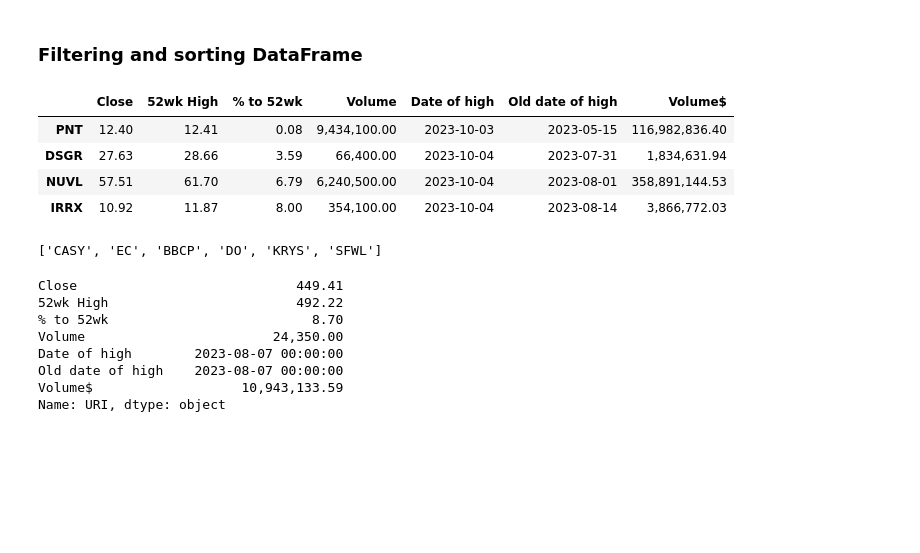
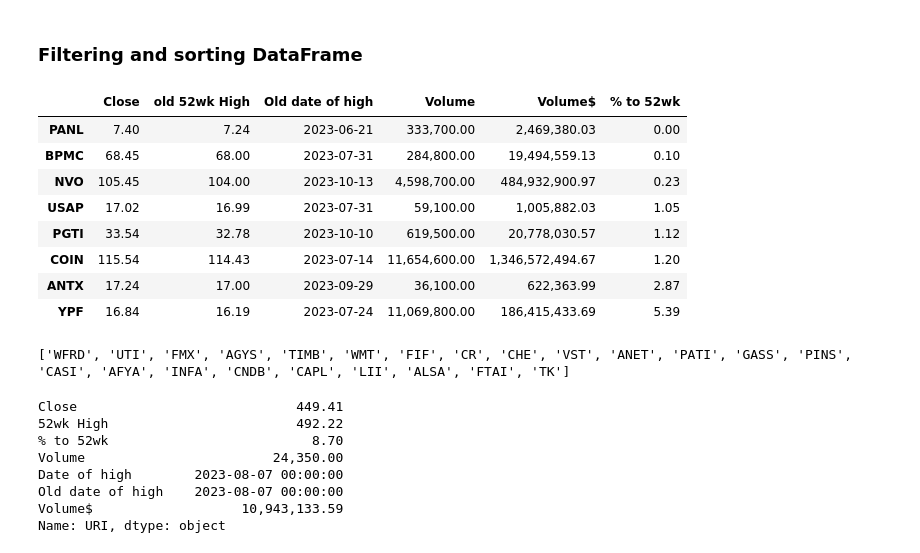
Before and after one commit to Idanq1/Stocks-Strategies, a Jupyter notebook: 52 week/Screener8 52 high.ipynb, the cells around one changed output. Saved outputs shown, nothing was run; the diff lists cells and outputs as text; code cells hidden in the pictures; blank space fills up the shorter version.

```diff
--- a/52 week/Screener8 52 high.ipynb
+++ b/52 week/Screener8 52 high.ipynb
@@ -55,5 +55,5 @@ print(time.time() - s)
 # %%
-df = get_info(data)
+df = get_info(data_cop)
 cop = df.copy()
 # df
 # %% [markdown]
@@ -65,8 +65,8 @@ vol_thresh = 1000
 vold_thresh = 1000000
 df = df[df['Volume'] >= vol_thresh]
 df = df[df['Volume$'] >= vold_thresh]
-time_thresh1 = datetime.now() - timedelta(days=75)  # Hit the high between 120 and 200 days ago (3 - 7 months)
-time_thresh2 = datetime.now() - timedelta(days=200)
+time_thresh1 = datetime.now() - timedelta(days=45)  # Hit the high between 120 and 200 days ago (3 - 7 months)
+time_thresh2 = datetime.now() - timedelta(days=245)
 df = df[(df["doh"] < time_thresh1) & (df["doh"] > time_thresh2)]
 df.sort_values(by='Percent from 52', ascending=True).head(15)
 # %% [output]
@@ -191,8 +191,10 @@ def parse_df(df, old_high=2, high_by="High"):
     pct_to_52 = ((high - close) / high) * 100  # Percent change to 52wk high
     volume = df["Volume"].iloc[-1]  # Volume of last candle
     old_doh = df['High'][:-old_high].idxmax()  # 52wk high before 2 days
-    doh = df['High'].idxmax()  # 52wk high today
-    new_df = pd.DataFrame({'Close': close, '52wk High': high, "% to 52wk": pct_to_52, "Volume": volume, "Date of high": doh, "Old date of high": old_doh, "Volume$": volume * close})
+    old_high = df["High"][:-old_high].max()
+    # doh = df['High'].idxmax()  # 52wk high today
+    # new_df = pd.DataFrame({'Close': close, '52wk High': high, "% to 52wk": pct_to_52, "Volume": volume, "Date of high": doh, "Old date of high": old_doh, "Volume$": volume * close})
+    new_df = pd.DataFrame({'Close': close, 'old 52wk High': old_high, "Old date of high": old_doh, "Volume": volume, "Volume$": volume * close, "% to 52wk": pct_to_52})
 
     return new_df
 # %% [markdown]
@@ -200,36 +202,39 @@ def parse_df(df, old_high=2, high_by="High"):
 # %%
 def filter_sort_df(df):
     df = df.copy()
-    df = df.dropna(subset=['Close'])
-
+    # df = df.dropna(subset=['Close'])
     vol_thresh = 10000  # Volume threshold
     vold_thresh = 500000  # Volume in dollar threshold, helps filtering out stocks that don't really have a high volume but due to low price they have a high volume
-    time_thresh1 = datetime.now() - timedelta(days=50)# Hit the high between 120 and 200 days ago (3 - 7 months)
+    time_thresh1 = datetime.now() - timedelta(days=45)# Hit the high between 120 and 200 days ago (3 - 7 months)
     # time_thresh1_b = datetime.now() - timedelta(days=60)
     time_thresh2 = datetime.now() - timedelta(days=245)
     # time_thresh2_b = datetime.now() - timedelta(days=200)
     df = df[df['Volume'] >= vol_thresh]
     df = df[df['Volume$'] >= vold_thresh]
     df = df[(df["Old date of high"] < time_thresh1) & (df["Old date of high"] > time_thresh2)]  # Old doh (last support) is between 90 to 200 days'
-    df = df[df["Old date of high"] != df["Date of high"]]
+    df = df[df["Close"] > df["old 52wk High"]]
 
     return df.sort_values(by='% to 52wk', ascending=True)
 # %%
-full_df = parse_df(data, 2)
+full_df = parse_df(data, 1)
 cop = full_df.copy()
 
 df = filter_sort_df(cop)
 df
 # %% [output]
-|  | Close | 52wk High | % to 52wk | Volume | Date of high | Old date of high | Volume$ |
-| PNT | 12.40 | 12.41 | 0.08 | 9,434,100.00 | 2023-10-03 | 2023-05-15 | 116,982,836.40 |
-| DSGR | 27.63 | 28.66 | 3.59 | 66,400.00 | 2023-10-04 | 2023-07-31 | 1,834,631.94 |
-| NUVL | 57.51 | 61.70 | 6.79 | 6,240,500.00 | 2023-10-04 | 2023-08-01 | 358,891,144.53 |
-| IRRX | 10.92 | 11.87 | 8.00 | 354,100.00 | 2023-10-04 | 2023-08-14 | 3,866,772.03 |
+|  | Close | old 52wk High | Old date of high | Volume | Volume$ | % to 52wk |
+| PANL | 7.40 | 7.24 | 2023-06-21 | 333,700.00 | 2,469,380.03 | 0.00 |
+| BPMC | 68.45 | 68.00 | 2023-07-31 | 284,800.00 | 19,494,559.13 | 0.10 |
+| NVO | 105.45 | 104.00 | 2023-10-13 | 4,598,700.00 | 484,932,900.97 | 0.23 |
+| USAP | 17.02 | 16.99 | 2023-07-31 | 59,100.00 | 1,005,882.03 | 1.05 |
+| PGTI | 33.54 | 32.78 | 2023-10-10 | 619,500.00 | 20,778,030.57 | 1.12 |
+| COIN | 115.54 | 114.43 | 2023-07-14 | 11,654,600.00 | 1,346,572,494.67 | 1.20 |
+| ANTX | 17.24 | 17.00 | 2023-09-29 | 36,100.00 | 622,363.99 | 2.87 |
+| YPF | 16.84 | 16.19 | 2023-07-24 | 11,069,800.00 | 186,415,433.69 | 5.39 |
 # %%
 add_to_tv(df)
 # %% [output]
-['CASY', 'EC', 'BBCP', 'DO', 'KRYS', 'SFWL']
+['WFRD', 'UTI', 'FMX', 'AGYS', 'TIMB', 'WMT', 'FIF', 'CR', 'CHE', 'VST', 'ANET', 'PATI', 'GASS', 'PINS', 'CASI', 'AFYA', 'INFA', 'CNDB', 'CAPL', 'LII', 'ALSA', 'FTAI', 'TK']
 # %%
 cop.loc["URI"]
 # %% [output]
```
Also changed, not shown: parts of 2 cells of this notebook.
